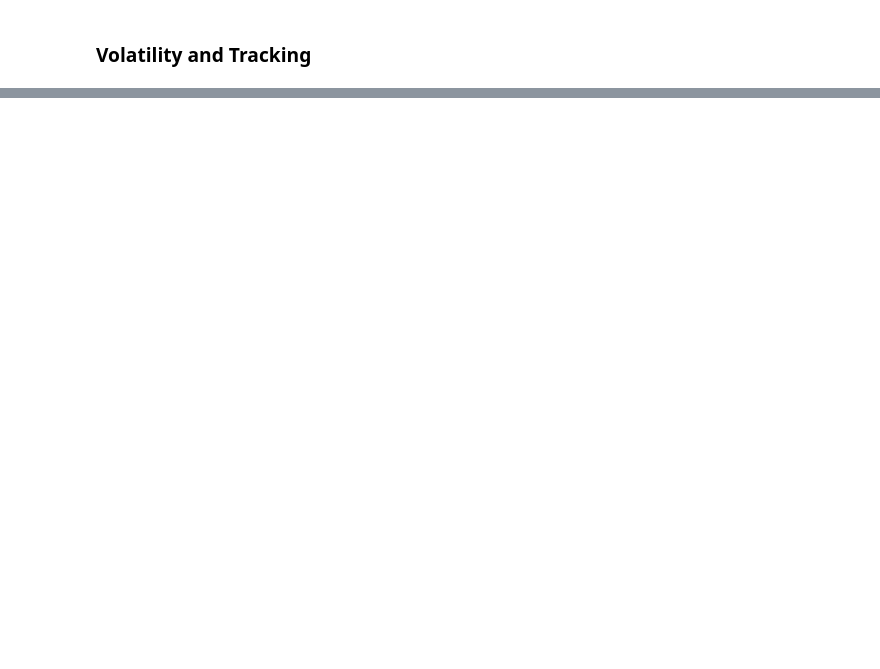
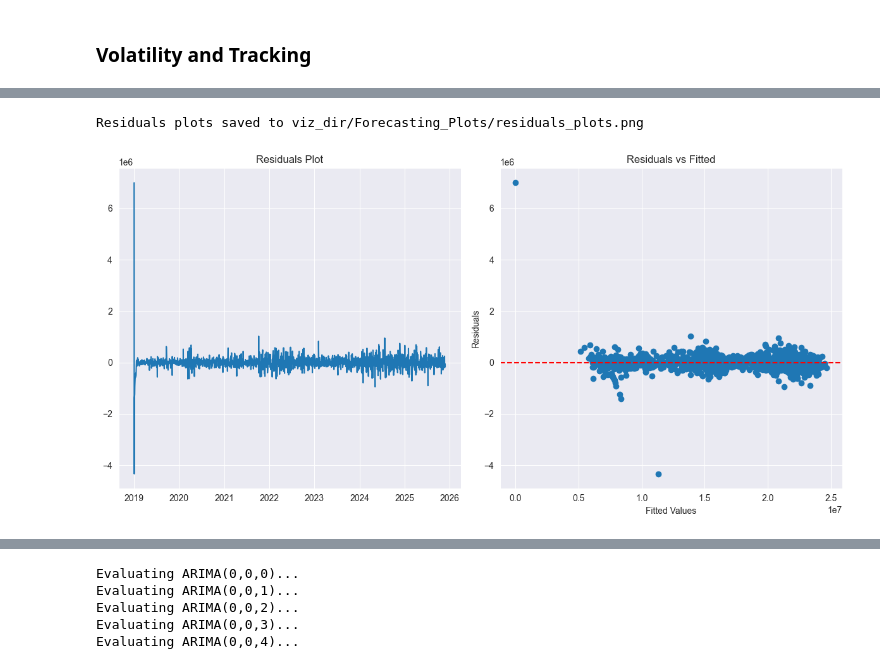
Before and after one commit to preetham1507/SENDA-ASSIGNMENT, a Jupyter notebook: QFE_Assignment_.ipynb, the cells around one changed output, grey strips where cells are left out. Saved outputs shown, nothing was run; the diff lists cells and outputs as text; code cells hidden in the pictures; blank space fills up the shorter version.

Commit message:
Done till Forecasting

```diff
--- a/QFE_Assignment_.ipynb
+++ b/QFE_Assignment_.ipynb
@@ -366,0 +1468,19 @@ volatility_tracking(ohlcv_data)
+# %%
+# from the acf, pacf plots it is observed that p can be in the range of 0-12 and q can be in the range of 0-1
+def grid_search_arima(train_series, p_range, d, q_range):
+    best_aic = np.inf
+    best_order = (0, d, 0)
+    for p in p_range:
+        for q in q_range:
+            try:
+                model_temp = ARIMA(train_series, order=(p, d, q)).fit()
+                model_temp.pvalues
+                if ((model_temp.pvalues.values).max() < 0.05):  # Ensure all p-values are significant
+                    if model_temp.aic < best_aic:
+                        best_aic = model_temp.aic
+                        best_order = (p, d, q)
+            except:
+                continue
+    return best_order, best_aic
+
+best_order,best_aic = grid_search_arima(train_initial, range(12), 2, range(1))
@@ -366,0 +1565,49 @@ volatility_tracking(ohlcv_data)
+# %%
+
+def residual_diagnostics(y, save_dir='viz_dir/Forecasting_Plots'):
+          # Final model on full data for diagnostics (or use last rolling fit)
+    final_model = ARIMA(y, order=best_order).fit()
+    residuals = final_model.resid
+
+    os.makedirs(save_dir, exist_ok=True)
+
+
+    # 1. Plot residuals (check for patterns/randomness)
+    plt.figure(figsize=(12, 6))
+    plt.subplot(1, 2, 1)
+    plt.plot(residuals)
+    plt.title('Residuals Plot')
+    plt.subplot(1, 2, 2)
+    plt.scatter(final_model.fittedvalues, residuals)
+    plt.axhline(y=0, color='r', linestyle='--')
+    plt.title('Residuals vs Fitted')
+    plt.xlabel('Fitted Values')
+    plt.ylabel('Residuals')
+    plt.tight_layout()
+
+    save_path=f'{save_dir}/residuals_plots.png'
+    try:
+        plt.savefig(save_path, dpi=300, bbox_inches='tight', facecolor='white')
+        print(f"Residuals plots saved to {save_path}")
+    except Exception as e:
+        print(f"Error saving plot: {e}")
+    plt.show()
+    plt.close()
+
+    # Ljung-Box test (no autocorrelation: p > 0.05)
+    lb_test = acorr_ljungbox(residuals, lags=10, return_df=True)
+    print('Ljung-Box Test (p-values >0.05 good):')
+    print(lb_test)
+
+    # Normality: Shapiro-Wilk test (p > 0.05: normal)
+    statistic_normal, p_value_normal = stats.shapiro(residuals)
+    print(f'Shapiro-Wilk: Statistic={statistic_normal:.4f}, p-value={p_value_normal:.4f} (Normal if >0.05)')
+
+  # Stationarity of residuals (ADF: p < 0.05)
+    adf_test(residuals, 'Residuals')
+
+
+residual_diagnostics(y)
+# %% [output]
+Residuals plots saved to viz_dir/Forecasting_Plots/residuals_plots.png
+[figure, added]
@@ -366,0 +1667,8 @@ volatility_tracking(ohlcv_data)
+# %%
+all_evaluation_results = comprehensive_arima_evaluation(y, train_initial, test, range(12), range(3), range(12))
+# %% [output]
+Evaluating ARIMA(0,0,0)...
+Evaluating ARIMA(0,0,1)...
+Evaluating ARIMA(0,0,2)...
+Evaluating ARIMA(0,0,3)...
+Evaluating ARIMA(0,0,4)...
```
Also changed, not shown: parts of 78 cells of this notebook, 26 other files.
